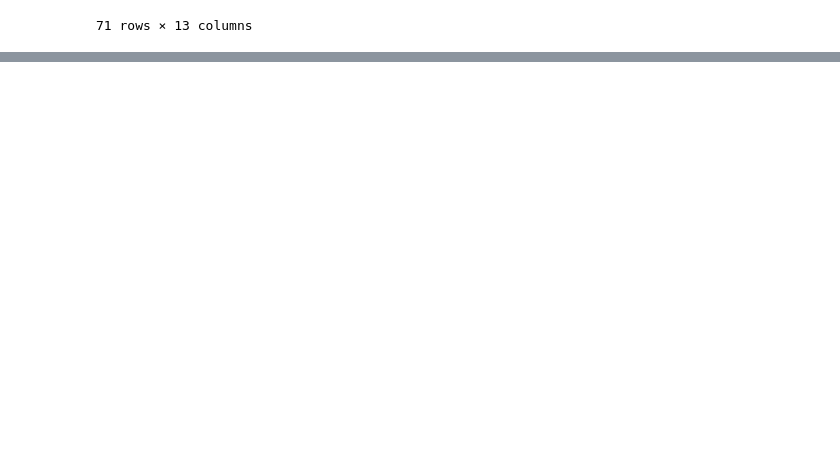
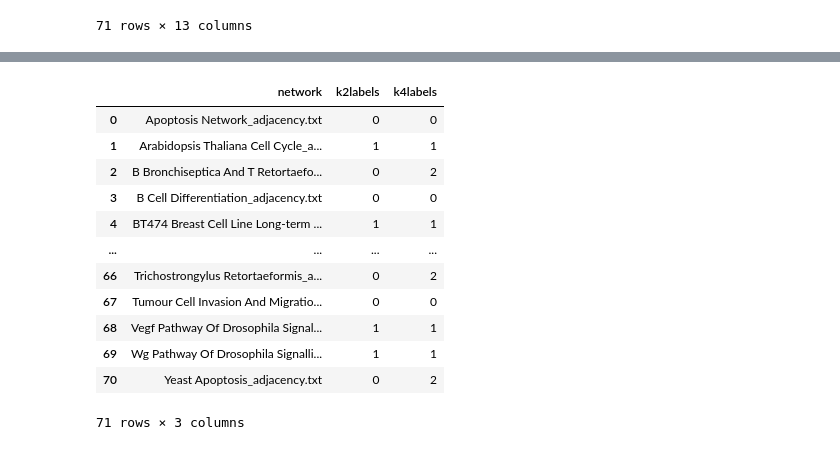
Before and after one commit to EnricoBorriello/Triads_Topology_Bio_Nets, a Jupyter notebook: Cell Collective.ipynb, the cells around one changed output, grey strips where cells are left out. Saved outputs shown, nothing was run; the diff lists cells and outputs as text; code cells hidden in the pictures; blank space fills up the shorter version.

```diff
--- a/Cell Collective.ipynb
+++ b/Cell Collective.ipynb
@@ -452,0 +490,30 @@ for y in np.unique(y_pred):
+# %%
+k = 2
+kmeans = KMeans(n_clusters=k)
+y_pred_2 = kmeans.fit_predict(data_new2)
+
+k = 4
+kmeans = KMeans(n_clusters=k)
+y_pred_4 = kmeans.fit_predict(data_new2)
+# %%
+df_labels = pd.DataFrame()
+df_labels['network'] = net_names
+df_labels['k2labels'] = y_pred_2
+df_labels['k4labels'] = y_pred_4
+df_labels.to_csv('labels.csv')
+# %%
+df_labels
+# %% [output]
+|  | network | k2labels | k4labels |
+| 0 | Apoptosis Network_adjacency.txt | 0 | 0 |
+| 1 | Arabidopsis Thaliana Cell Cycle_a... | 1 | 1 |
+| 2 | B Bronchiseptica And T Retortaefo... | 0 | 2 |
+| 3 | B Cell Differentiation_adjacency.txt | 0 | 0 |
+| 4 | BT474 Breast Cell Line Long-term ... | 1 | 1 |
+| ... | ... | ... | ... |
+| 66 | Trichostrongylus Retortaeformis_a... | 0 | 2 |
+| 67 | Tumour Cell Invasion And Migratio... | 0 | 0 |
+| 68 | Vegf Pathway Of Drosophila Signal... | 1 | 1 |
+| 69 | Wg Pathway Of Drosophila Signalli... | 1 | 1 |
+| 70 | Yeast Apoptosis_adjacency.txt | 0 | 2 |
+71 rows × 3 columns
```
Also changed, not shown: parts of 39 cells of this notebook, 7 other files.
